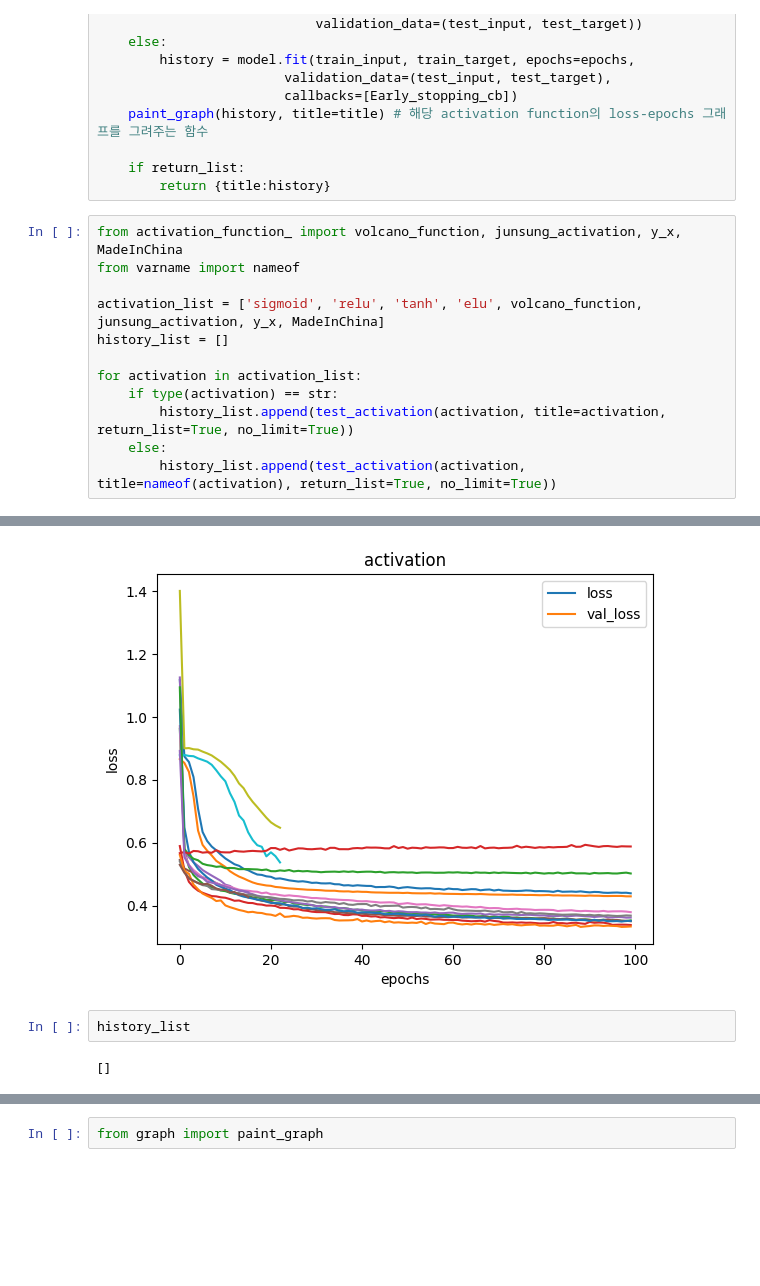
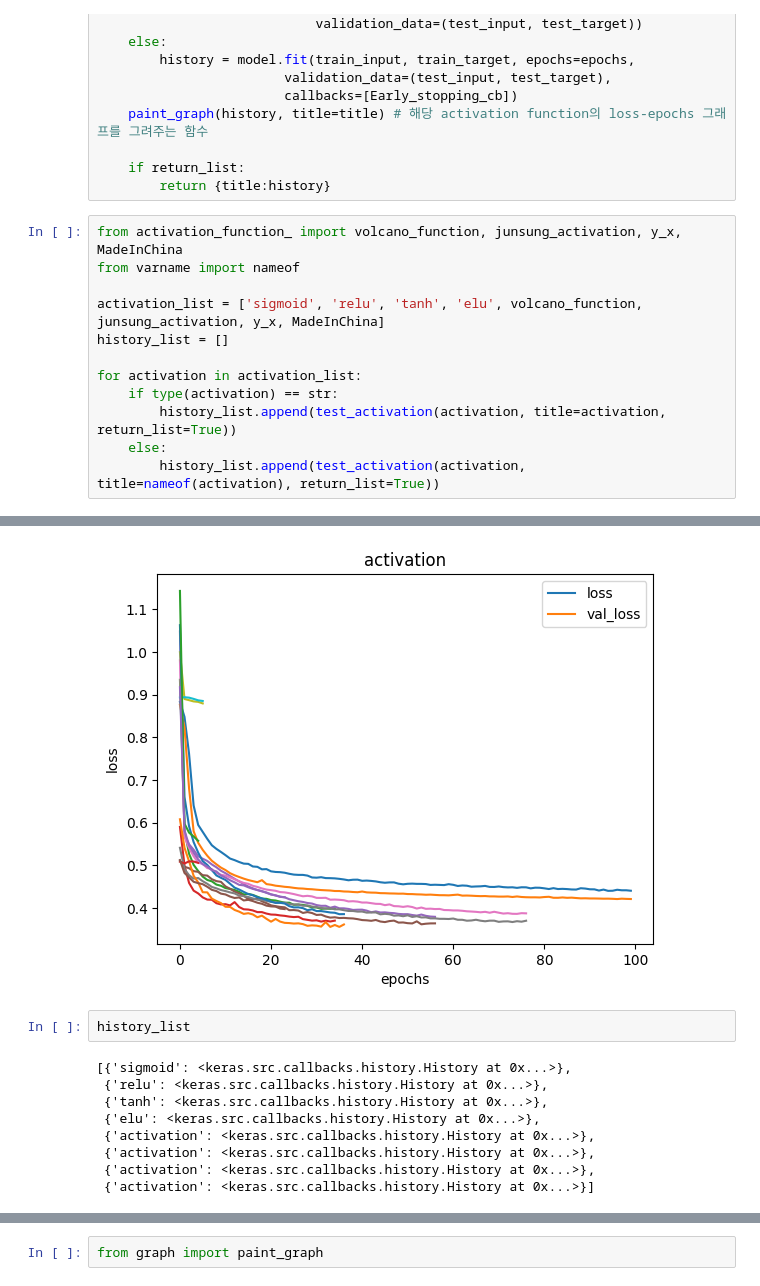
Before and after one commit to ak45aaa/Inje_HighSchool_academic_festival, a Jupyter notebook: DNN_custom_activation.ipynb, the cells around one changed output, grey strips where cells are left out. Cells and saved outputs as stored; diff of their text form; blank space fills up the shorter version.

```diff
--- a/DNN_custom_activation.ipynb
+++ b/DNN_custom_activation.ipynb
@@ -109,8 +109,8 @@ history_list = []
 
 for activation in activation_list:
     if type(activation) == str:
-        history_list.append(test_activation(activation, title=activation, return_list=True, no_limit=True))
+        history_list.append(test_activation(activation, title=activation, return_list=True))
     else:
-        history_list.append(test_activation(activation, title=nameof(activation), return_list=True, no_limit=True))
+        history_list.append(test_activation(activation, title=nameof(activation), return_list=True))
 # %% [output]
 Epoch 1/100
@@ -132,6 +132,13 @@ Epoch 100/100
 516/516 ━━━━━━━━━━━━━━━━━━━━ 1s 2ms/step - loss: nan - val_loss: nan
-[figure, old version]
+[figure, new version]
 # %%
 history_list
 # %% [output]
-[]
+[{'sigmoid': <keras.src.callbacks.history.History at 0x...>},
+ {'relu': <keras.src.callbacks.history.History at 0x...>},
+ {'tanh': <keras.src.callbacks.history.History at 0x...>},
+ {'elu': <keras.src.callbacks.history.History at 0x...>},
+ {'activation': <keras.src.callbacks.history.History at 0x...>},
+ {'activation': <keras.src.callbacks.history.History at 0x...>},
+ {'activation': <keras.src.callbacks.history.History at 0x...>},
+ {'activation': <keras.src.callbacks.history.History at 0x...>}]
```
Also changed, not shown: parts of 10 cells of this notebook, 3 other files.
